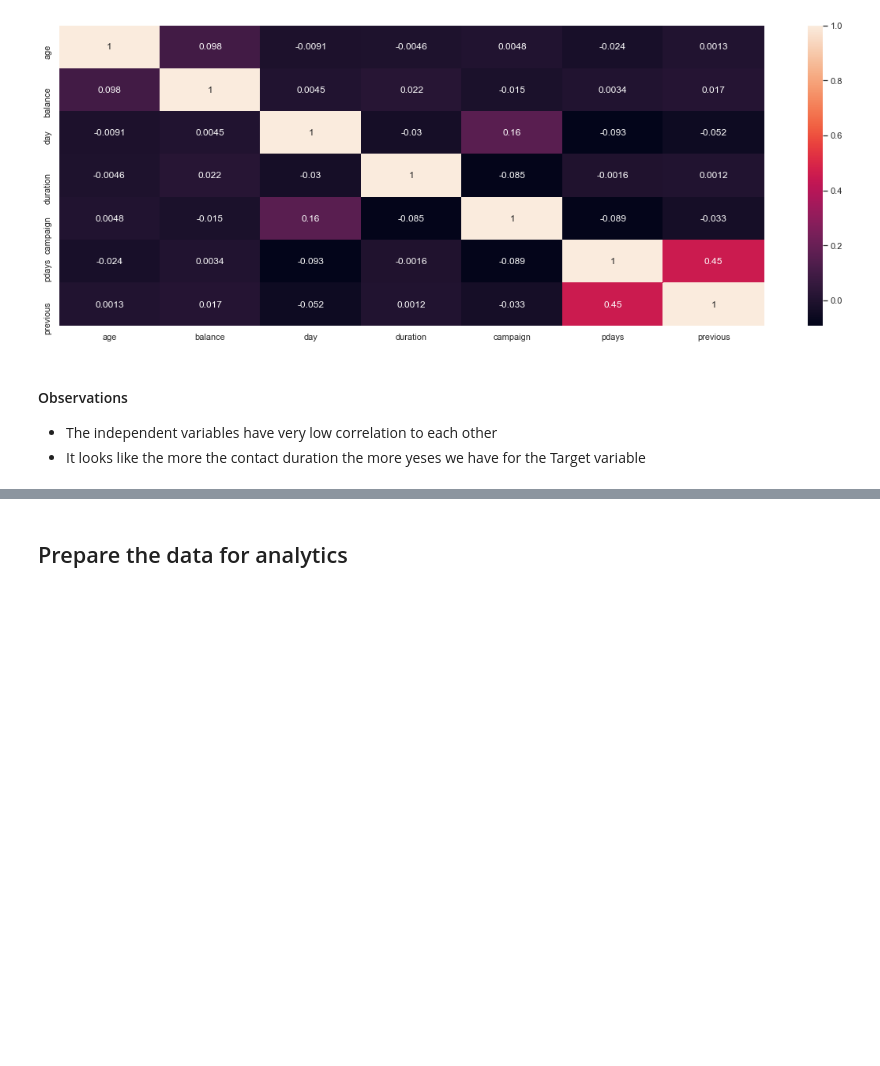
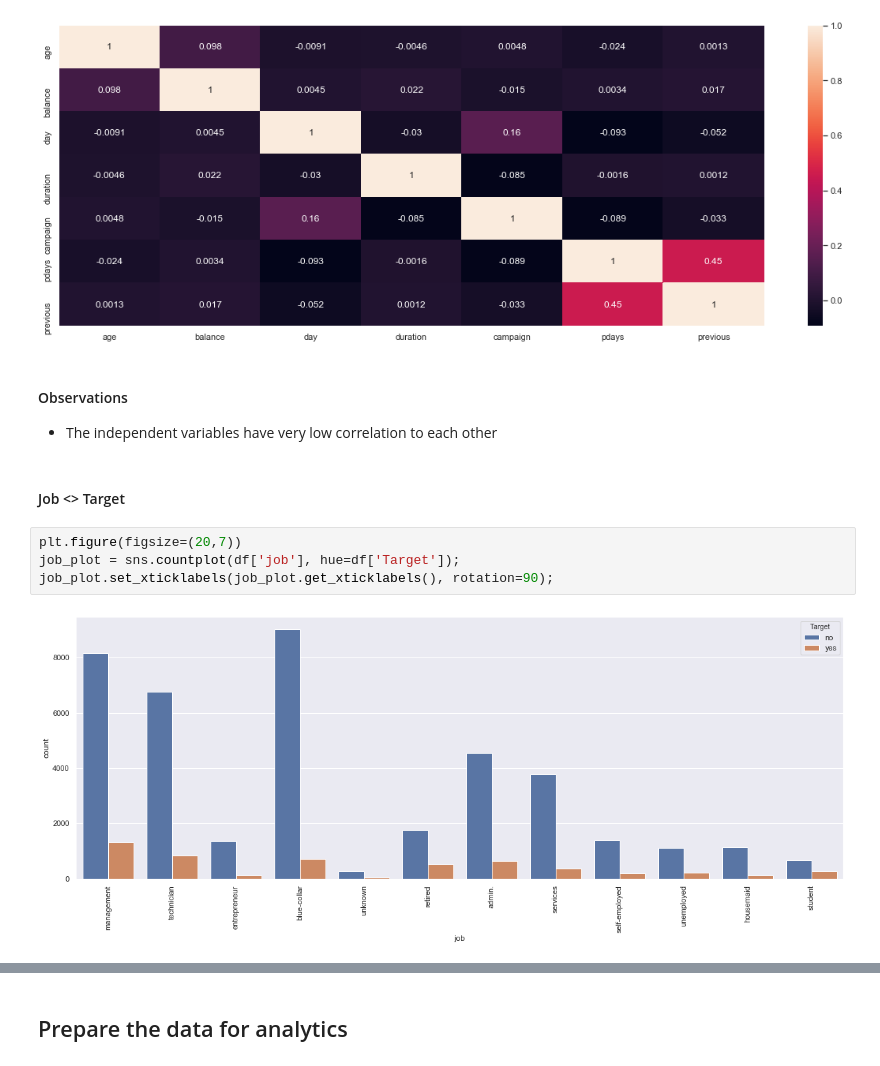
Before and after one commit to GreatLearningAIML1/gl-pgp-aiml-uta-intl-may20-otseobande, a Jupyter notebook: term-deposit-subscription-prediction/term-deposit-subscription-prediction.ipynb, the cells around one changed output, grey strips where cells are left out. Drawn from its saved outputs; the diff is of its cells as text; blank space fills up the shorter version.

```diff
--- a/term-deposit-subscription-prediction/term-deposit-subscription-prediction.ipynb
+++ b/term-deposit-subscription-prediction/term-deposit-subscription-prediction.ipynb
@@ -359,4 +361,11 @@ sns.heatmap(df.corr(), annot = True);
 #### Observations
 
 - The independent variables have very low correlation to each other
-- It looks like the more the contact duration the more yeses we have for the Target variable
+# %% [markdown]
+#### Job <> Target
+# %%
+plt.figure(figsize=(20,7))
+job_plot = sns.countplot(df['job'], hue=df['Target']);
+job_plot.set_xticklabels(job_plot.get_xticklabels(), rotation=90);
+# %% [output]
+[figure, added]
```
Also changed, not shown: parts of 28 cells of this notebook.
